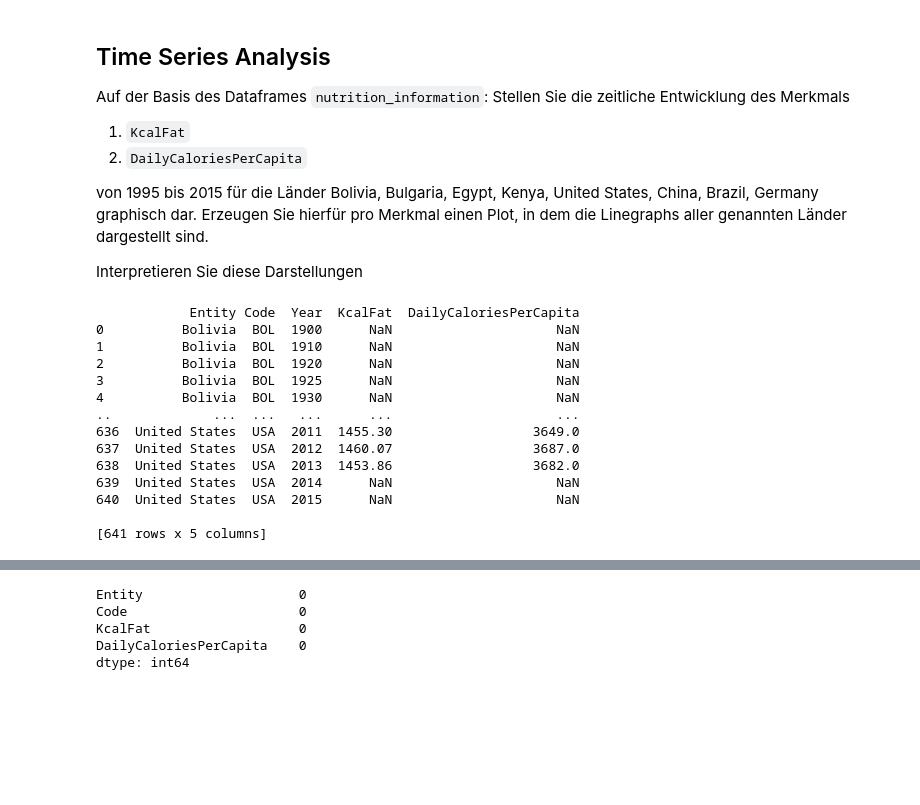
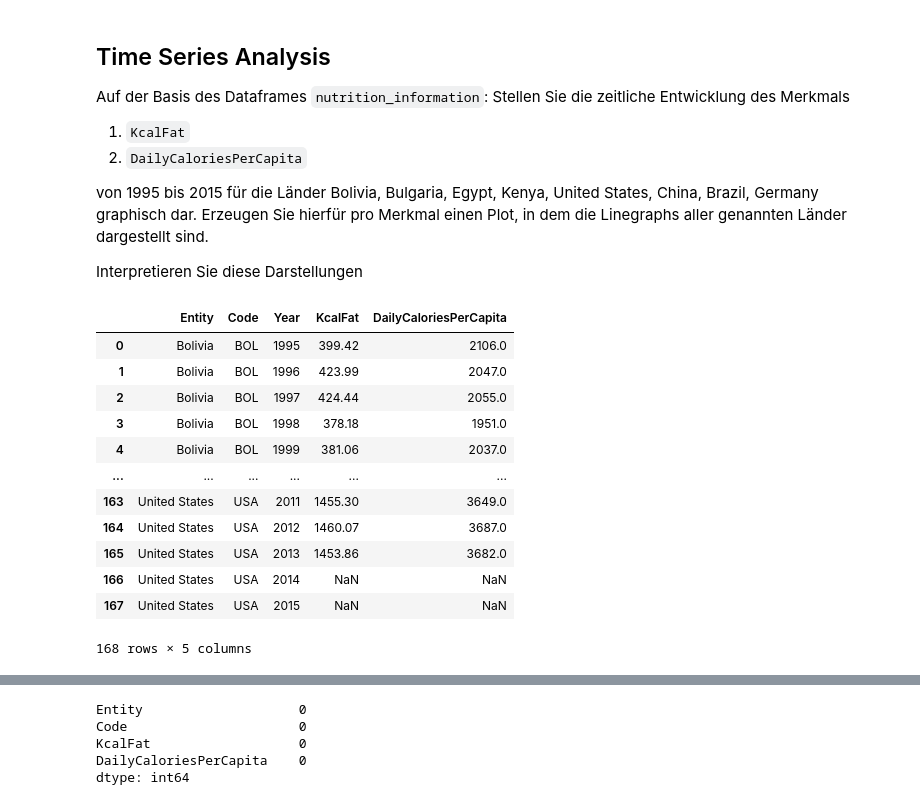
Before and after one commit to JaninaMattes/data-mining-pattern-recogntion, a Jupyter notebook: src/proj1_global_health_app/model/Project1_Global_HealthData_App.ipynb, the cells around one changed output, grey strips where cells are left out. Drawn from its saved outputs; the diff is of its cells as text; code cells hidden in the pictures; blank space fills up the shorter version.

```diff
--- a/src/proj1_global_health_app/model/Project1_Global_HealthData_App.ipynb
+++ b/src/proj1_global_health_app/model/Project1_Global_HealthData_App.ipynb
@@ -465,21 +451,23 @@ warnings.filterwarnings("ignore")
 # %%
 # Query the SQL database for 'KcalFat' as well as 'DailyCaloriesPerCapita'
 query="""SELECT "Entity", "Code", "Year", "KcalFat","DailyCaloriesPerCapita"
-FROM nutrition_information WHERE "Entity" IN ('Bolivia', 'Bulgaria', 'Egypt', 'Kenya', 'United States', 'China', 'Brazil', 'Germany') """
-df_nutrition_information=pd.read_sql_query(query, engine)
-print(df_nutrition_information)
+FROM nutrition_information WHERE "Year">= 1995 AND "Entity" IN ('Bolivia', 'Bulgaria', 'Egypt', 'Kenya', 'United States', 'China', 'Brazil', 'Germany') """
+nutrition_information=pd.read_sql_query(query, engine)
+
+# Equivalent to a database request
+nutrition_information = nutrition_information[(nutrition_information['Year'] >= 1995)]
+nutrition_information
 # %% [output]
+|  | Entity | Code | Year | KcalFat | DailyCaloriesPerCapita |
+| 0 | Bolivia | BOL | 1995 | 399.42 | 2106.0 |
+| 1 | Bolivia | BOL | 1996 | 423.99 | 2047.0 |
+| 2 | Bolivia | BOL | 1997 | 424.44 | 2055.0 |
+| 3 | Bolivia | BOL | 1998 | 378.18 | 1951.0 |
+| 4 | Bolivia | BOL | 1999 | 381.06 | 2037.0 |
+| ... | ... | ... | ... | ... | ... |
+| 163 | United States | USA | 2011 | 1455.30 | 3649.0 |
+| 164 | United States | USA | 2012 | 1460.07 | 3687.0 |
+| 165 | United States | USA | 2013 | 1453.86 | 3682.0 |
+| 166 | United States | USA | 2014 | NaN | NaN |
+| 167 | United States | USA | 2015 | NaN | NaN |
-            Entity Code  Year  KcalFat  DailyCaloriesPerCapita
-0          Bolivia  BOL  1900      NaN                     NaN
-1          Bolivia  BOL  1910      NaN                     NaN
-2          Bolivia  BOL  1920      NaN                     NaN
-3          Bolivia  BOL  1925      NaN                     NaN
-4          Bolivia  BOL  1930      NaN                     NaN
-..             ...  ...   ...      ...                     ...
-636  United States  USA  2011  1455.30                  3649.0
-637  United States  USA  2012  1460.07                  3687.0
-638  United States  USA  2013  1453.86                  3682.0
-639  United States  USA  2014      NaN                     NaN
-640  United States  USA  2015      NaN                     NaN
-
-[641 rows x 5 columns]
+168 rows × 5 columns
```
Also changed, not shown: parts of 18 cells of this notebook.
